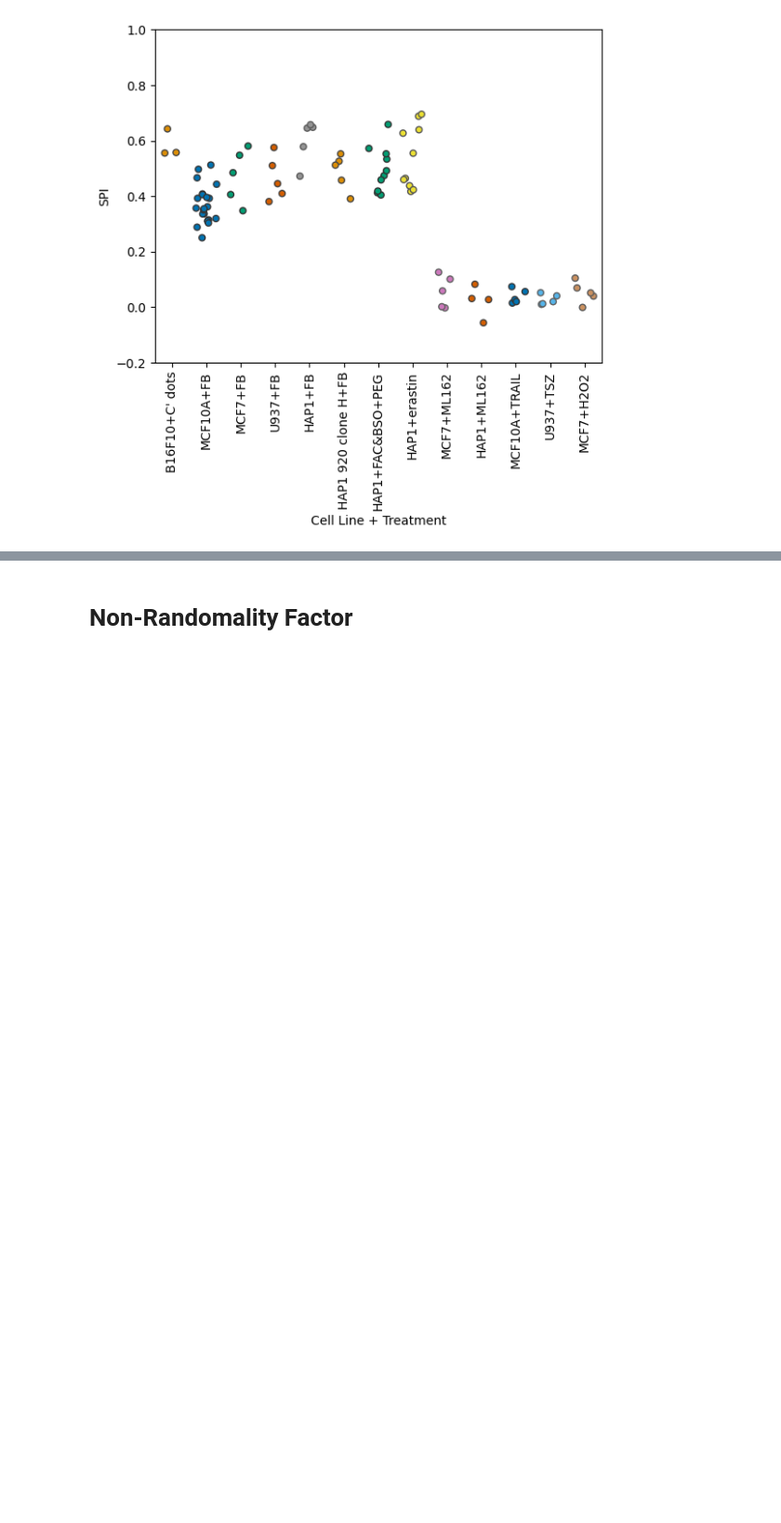
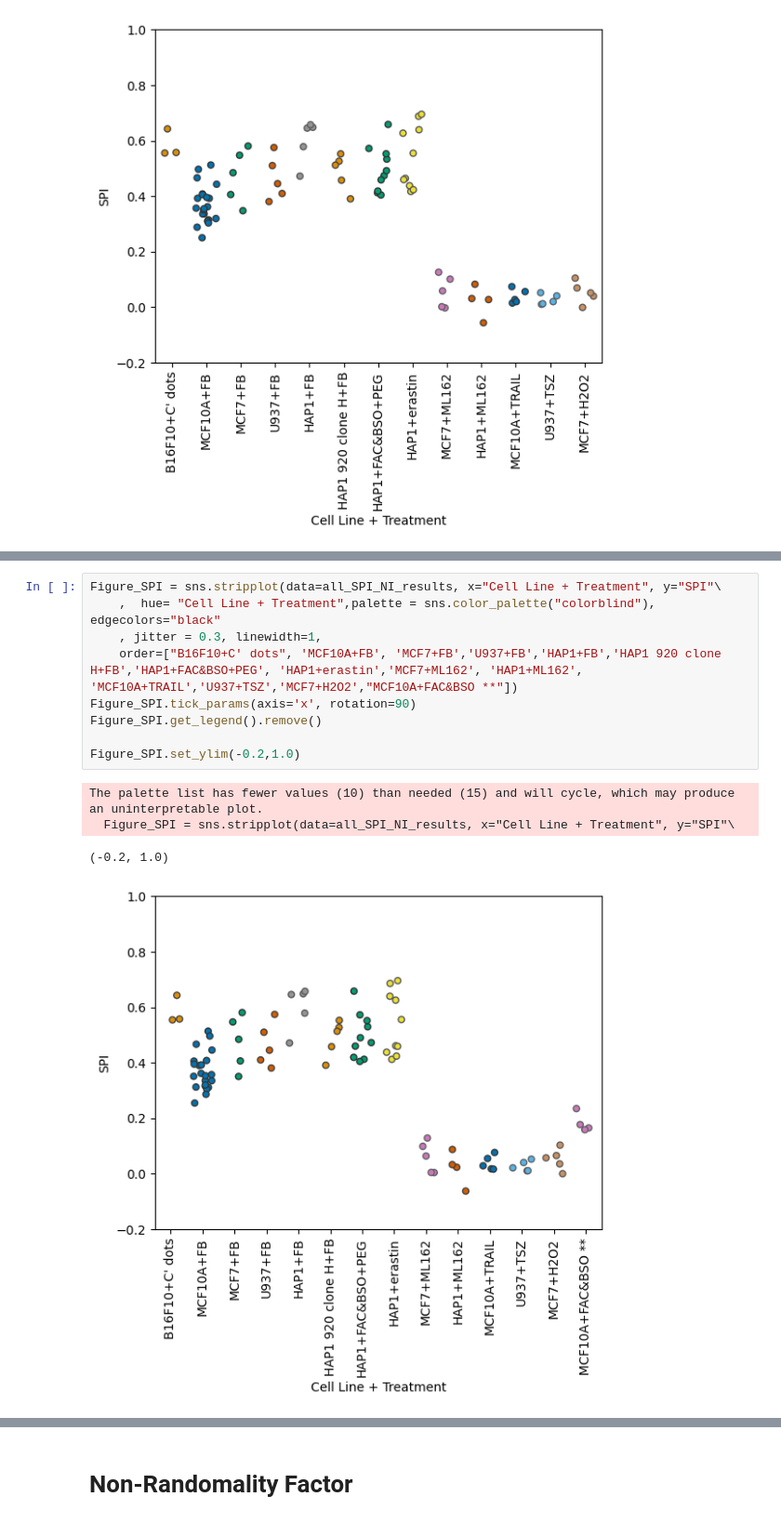
Before and after one commit to esraan/CellDeathQuantification, a Jupyter notebook: ResultsRegenaration.ipynb, the cells around one changed output, grey strips where cells are left out. Shown: that part at 93% size. Cells and saved outputs as stored; diff of their text form; blank space fills up the shorter version.

```diff
--- a/ResultsRegenaration.ipynb
+++ b/ResultsRegenaration.ipynb
@@ -99,0 +119,14 @@ The palette list has fewer values (10) than needed (14) and will cycle, which ma
+# %%
+Figure_SPI = sns.stripplot(data=all_SPI_NI_results, x="Cell Line + Treatment", y="SPI"\
+    ,  hue= "Cell Line + Treatment",palette = sns.color_palette("colorblind"), edgecolors="black"
+    , jitter = 0.3, linewidth=1,
+    order=["B16F10+C' dots", 'MCF10A+FB', 'MCF7+FB','U937+FB','HAP1+FB','HAP1 920 clone H+FB','HAP1+FAC&BSO+PEG', 'HAP1+erastin','MCF7+ML162', 'HAP1+ML162', 'MCF10A+TRAIL','U937+TSZ','MCF7+H2O2',"MCF10A+FAC&BSO **"])
+Figure_SPI.tick_params(axis='x', rotation=90)
+Figure_SPI.get_legend().remove()
+
+Figure_SPI.set_ylim(-0.2,1.0)
+# %% [output]
+The palette list has fewer values (10) than needed (15) and will cycle, which may produce an uninterpretable plot.
+  Figure_SPI = sns.stripplot(data=all_SPI_NI_results, x="Cell Line + Treatment", y="SPI"\
+(-0.2, 1.0)
+[figure, added]
```
Also changed, not shown: parts of 6 cells of this notebook, 2 other files.
